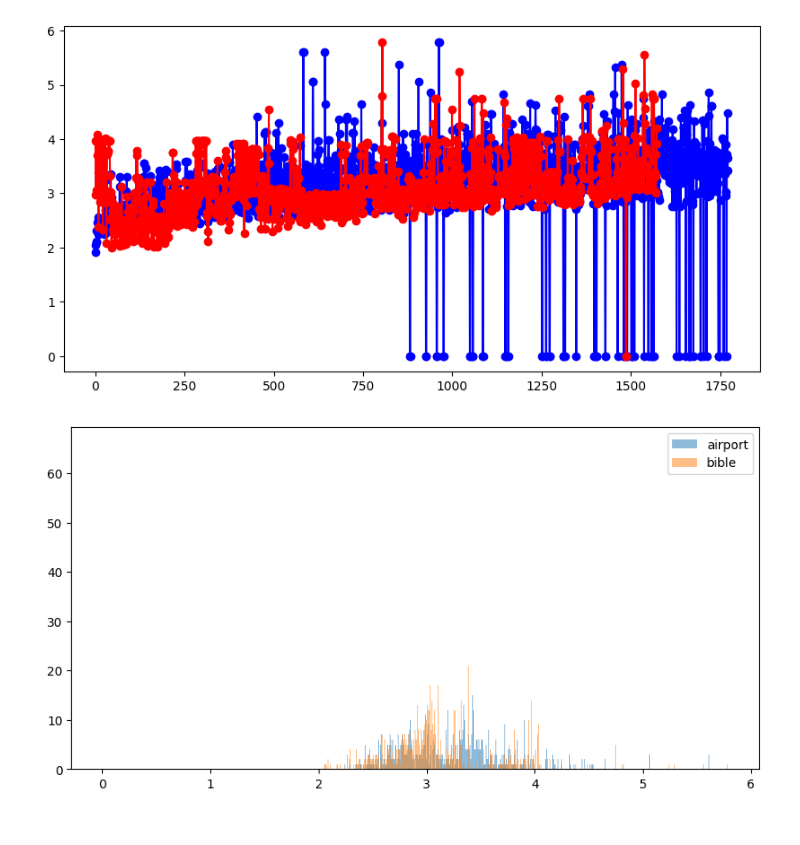
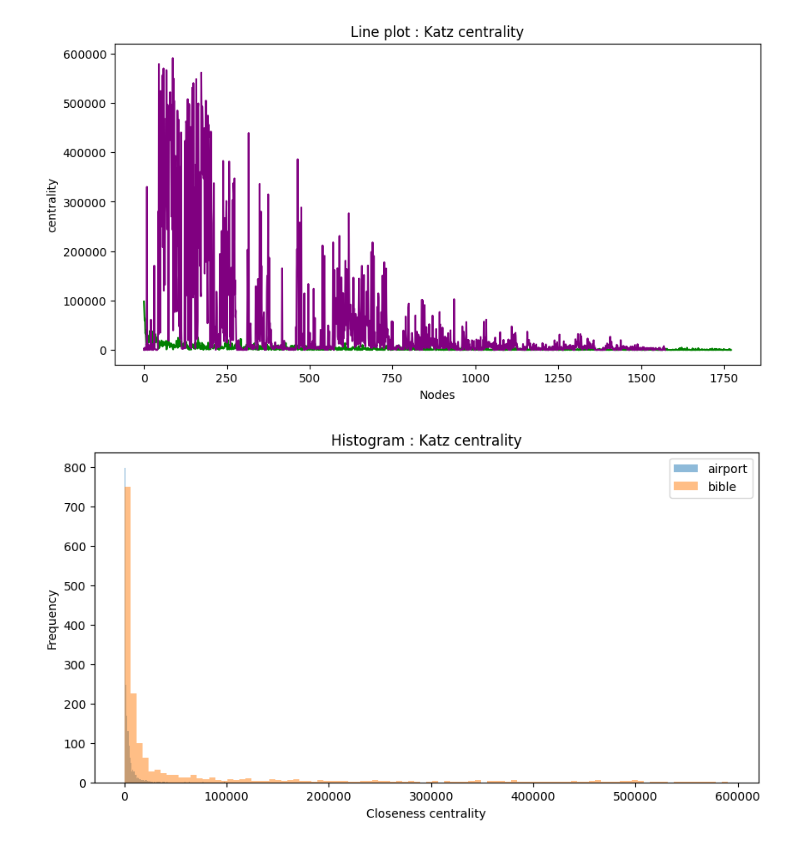
Before and after one commit to peymanHashemi/Complex_Network_Ex02, a Jupyter notebook: Q2.ipynb, the cells around one changed output. Drawn from its saved outputs; the diff is of its cells as text; code cells hidden in the pictures.

```diff
--- a/Q2.ipynb
+++ b/Q2.ipynb
@@ -150,7 +165,25 @@ plot_centrality_of_two_graph(bible_edges, airport_edges , efficiency_centrality)
-# %%
-write_to_file('degree_centrality_airport_graph', degree_centrality(airport_edges),folder_path = path)
-write_to_file('degree_centrality_bible_graph', degree_centrality(bible_edges),folder_path = path)
-plot_centrality_of_two_graph(bible_edges, airport_edges , efficiency_centrality)
-# %% [output]
-[figure, removed]
-[figure, removed]
+# %%
+def katz_centrality(graph):
+    alpha = 0.5
+    beta = 0.2
+    gamma = 1
+    scores = {}
+    for node in graph.nodes():
+        temp_score = 0
+        for neighbor in graph.neighbors(node):
+            temp_score += alpha * graph.degree(neighbor)
+            for neighbor_neighbor in graph.neighbors(neighbor):
+                temp_score += beta * graph.degree(neighbor_neighbor)
+
+        scores[node] = temp_score + gamma
+
+    return scores
+# %%
+airport_katz = katz_centrality(airport_edges)
+bible_katz = katz_centrality(airport_edges)
+write_to_file('katz_centrality_airport_graph',airport_katz ,folder_path = path)
+write_to_file('katz_centrality_bible_graph', bible_katz ,folder_path = path)
+plotting(bible_edges, airport_edges , katz_centrality, 'Katz centrality')
+# %% [output]
+[figure, added]
+[figure, added]
```
Also changed, not shown: parts of 21 cells of this notebook.
